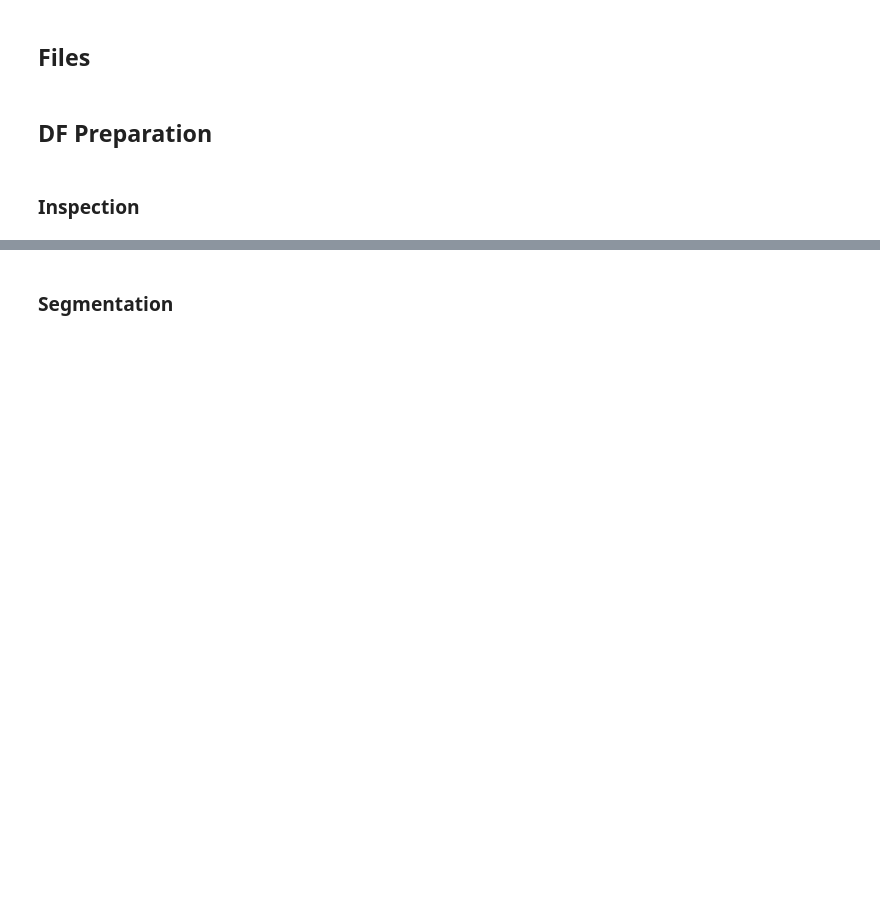
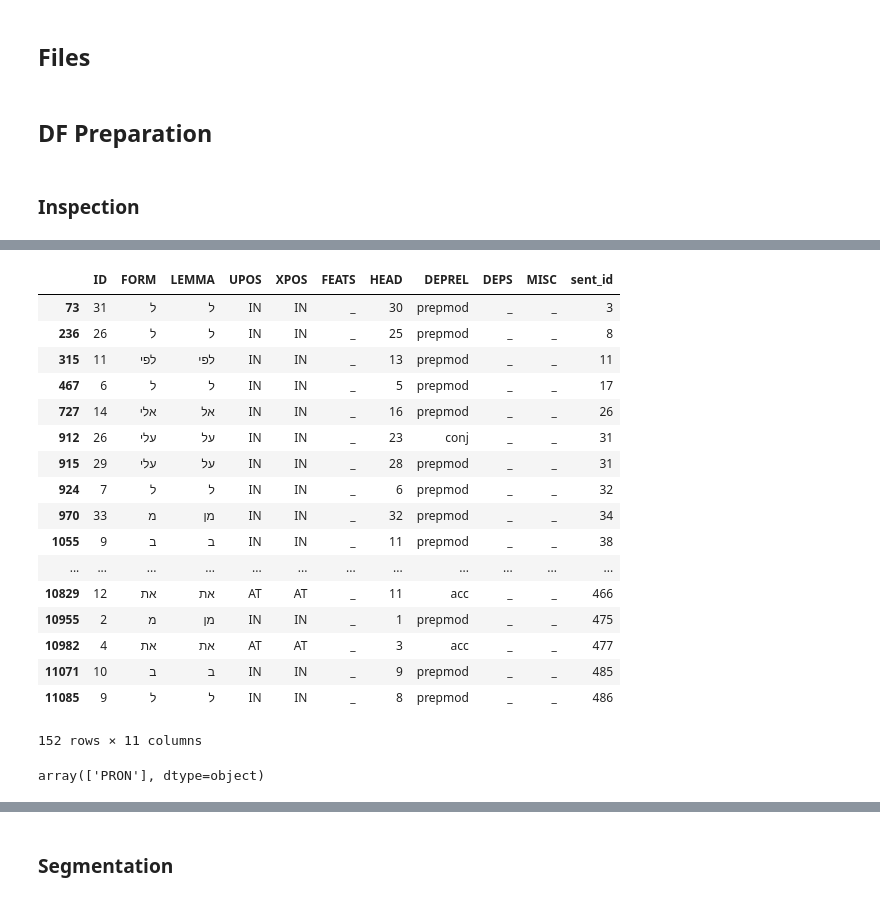
Before and after one commit to OnlpLab/he_treebanks, a Jupyter notebook: spmrl-ud-conversion.ipynb, the cells around one changed output, grey strips where cells are left out. Drawn from its saved outputs; the diff is of its cells as text; code cells hidden in the pictures; blank space fills up the shorter version.

```diff
--- a/spmrl-ud-conversion.ipynb
+++ b/spmrl-ud-conversion.ipynb
@@ -125,0 +162,25 @@ sentence_id(ud_train, 'ud')
+# %%
+spmrl_dev.loc[(spmrl_dev[spmrl_dev['XPOS'] == 'S_PRN'].index-1)]#['DEPREL'].unique()
+# %% [output]
+|  | ID | FORM | LEMMA | UPOS | XPOS | FEATS | HEAD | DEPREL | DEPS | MISC | sent_id |
+| 73 | 31 | ל | ל | IN | IN | _ | 30 | prepmod | _ | _ | 3 |
+| 236 | 26 | ל | ל | IN | IN | _ | 25 | prepmod | _ | _ | 8 |
+| 315 | 11 | לפי | לפי | IN | IN | _ | 13 | prepmod | _ | _ | 11 |
+| 467 | 6 | ל | ל | IN | IN | _ | 5 | prepmod | _ | _ | 17 |
+| 727 | 14 | אלי | אל | IN | IN | _ | 16 | prepmod | _ | _ | 26 |
+| 912 | 26 | עלי | על | IN | IN | _ | 23 | conj | _ | _ | 31 |
+| 915 | 29 | עלי | על | IN | IN | _ | 28 | prepmod | _ | _ | 31 |
+| 924 | 7 | ל | ל | IN | IN | _ | 6 | prepmod | _ | _ | 32 |
+| 970 | 33 | מ | מן | IN | IN | _ | 32 | prepmod | _ | _ | 34 |
+| 1055 | 9 | ב | ב | IN | IN | _ | 11 | prepmod | _ | _ | 38 |
+| ... | ... | ... | ... | ... | ... | ... | ... | ... | ... | ... | ... |
+| 10829 | 12 | את | את | AT | AT | _ | 11 | acc | _ | _ | 466 |
+| 10955 | 2 | מ | מן | IN | IN | _ | 1 | prepmod | _ | _ | 475 |
+| 10982 | 4 | את | את | AT | AT | _ | 3 | acc | _ | _ | 477 |
+| 11071 | 10 | ב | ב | IN | IN | _ | 9 | prepmod | _ | _ | 485 |
+| 11085 | 9 | ל | ל | IN | IN | _ | 8 | prepmod | _ | _ | 486 |
+152 rows × 11 columns
+# %%
+ud_dev.loc[(ud_dev[ud_dev['FORM'].isin(['_של_', 'את_', 'ל_'])].index+1)]['XPOS'].unique()
+# %% [output]
+array(['PRON'], dtype=object)
```
Also changed, not shown: parts of 21 cells of this notebook.
